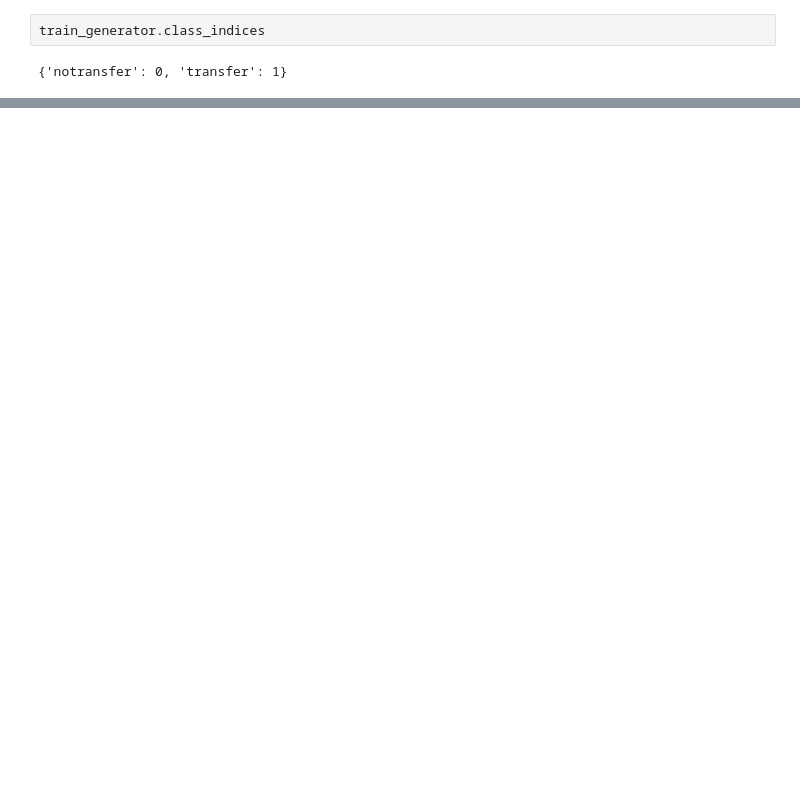
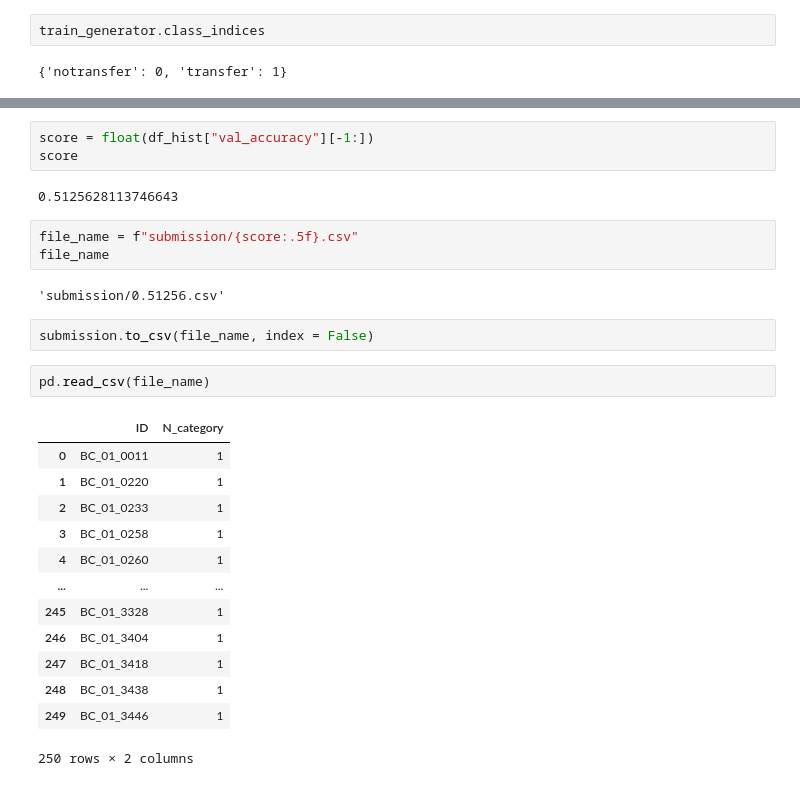
Before and after one commit to moksu27/Dacon_cancer_transfer, a Jupyter notebook: 유방암예측(이미지분석).ipynb, the cells around one changed output, grey strips where cells are left out. Saved outputs shown, nothing was run; the diff lists cells and outputs as text; blank space fills up the shorter version.

```diff
--- a/유방암예측(이미지분석).ipynb
+++ b/유방암예측(이미지분석).ipynb
@@ -99,0 +227,28 @@ KeyboardInterrupt: ignored
+# %%
+score = float(df_hist["val_accuracy"][-1:])
+score
+# %% [output]
+0.5125628113746643
+# %%
+file_name = f"submission/{score:.5f}.csv"
+file_name
+# %% [output]
+'submission/0.51256.csv'
+# %%
+submission.to_csv(file_name, index = False)
+# %%
+pd.read_csv(file_name)
+# %% [output]
+|  | ID | N_category |
+| 0 | BC_01_0011 | 1 |
+| 1 | BC_01_0220 | 1 |
+| 2 | BC_01_0233 | 1 |
+| 3 | BC_01_0258 | 1 |
+| 4 | BC_01_0260 | 1 |
+| ... | ... | ... |
+| 245 | BC_01_3328 | 1 |
+| 246 | BC_01_3404 | 1 |
+| 247 | BC_01_3418 | 1 |
+| 248 | BC_01_3438 | 1 |
+| 249 | BC_01_3446 | 1 |
+250 rows × 2 columns
```
Also changed, not shown: parts of 36 cells of this notebook, 2 other files.
